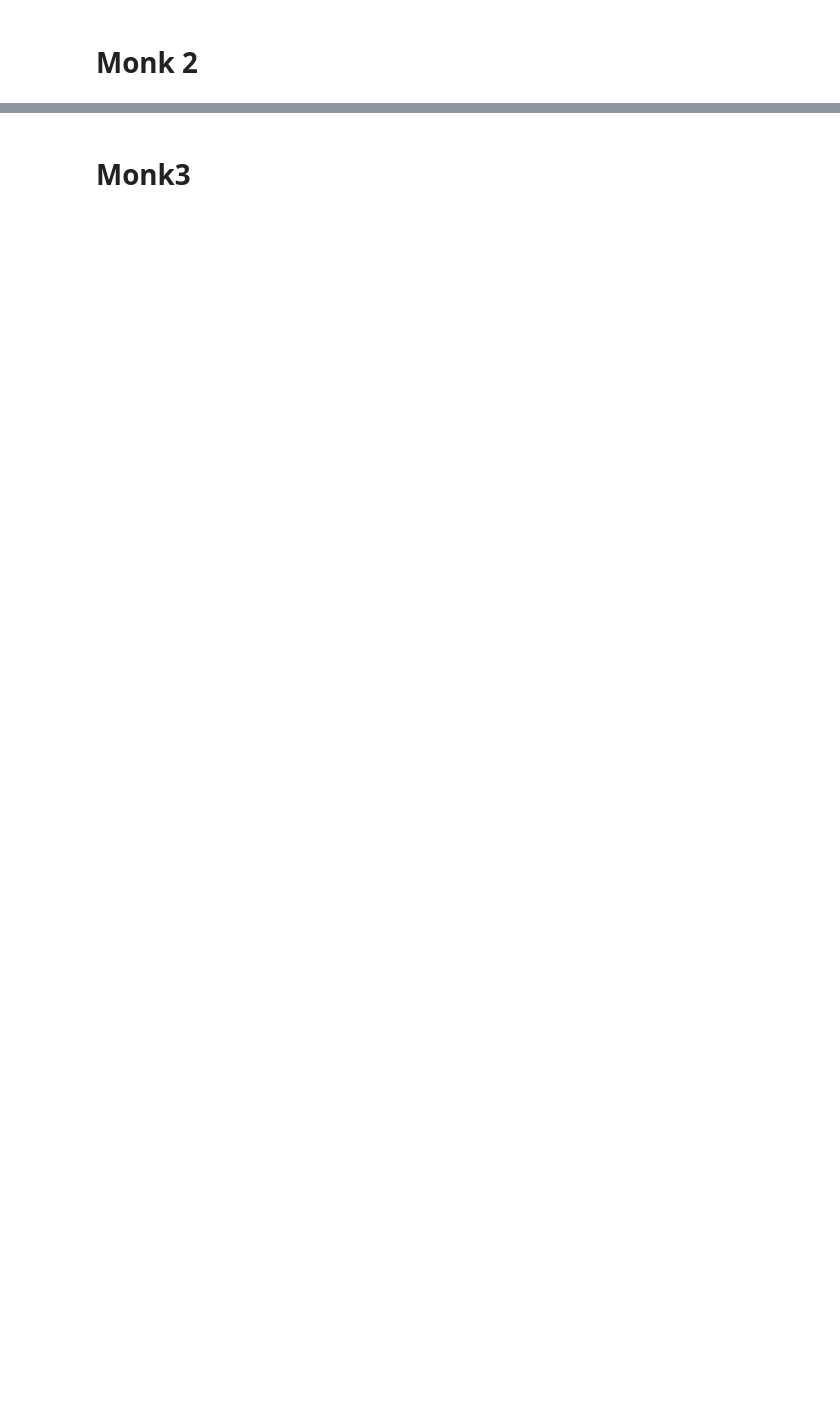
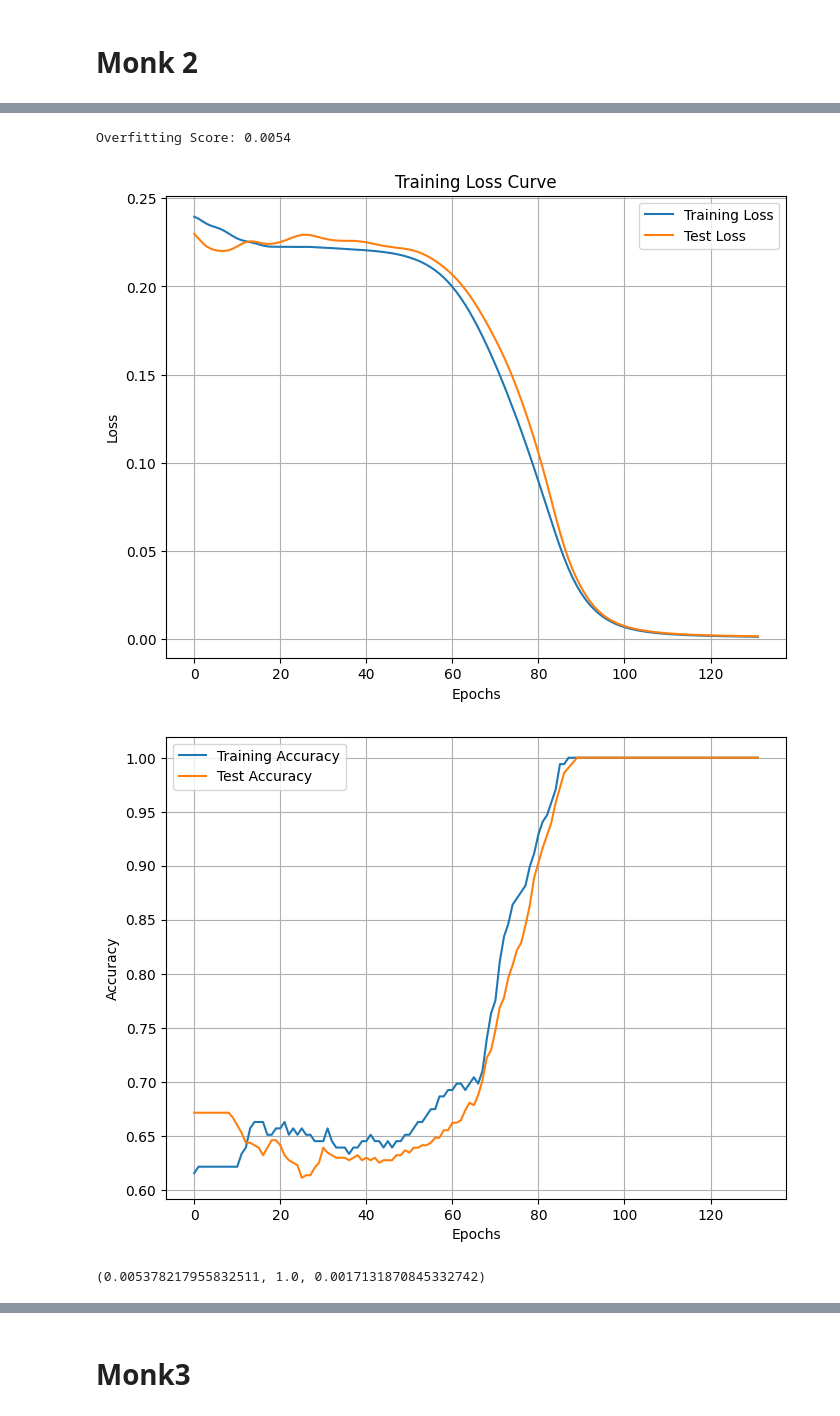
Before and after one commit to Alexthw46/ML, a Jupyter notebook: Monk/monks.ipynb, the cells around one changed output, grey strips where cells are left out. Drawn from its saved outputs; the diff is of its cells as text; code cells hidden in the pictures; blank space fills up the shorter version.

```diff
--- a/Monk/monks.ipynb
+++ b/Monk/monks.ipynb
@@ -146,5 +159,14 @@ New best seed 3 neuron lr: 0.6, momentum: 0.9, nesterov: False, loss: 0.00203209
 # %%
 lr = 0.6
 momentum = 0.9
 nesterov = False
 epochs = 500
+torch.manual_seed(100)
+model = SimpleNN(17, 4, 1)
+optimizer = optim.SGD(model.parameters(), lr=lr, momentum=momentum, nesterov=nesterov)
+monk("monks-2", optimizer=optimizer, neural_network=model, num_epochs=epochs, lr_scheduler=None, eps=0.00025)
+# %% [output]
+Overfitting Score: 0.0054
+[figure, added]
+[figure, added]
+(0.005378217955832511, 1.0, 0.0017131870845332742)
```
Also changed, not shown: parts of 14 cells of this notebook, 2 other files.
